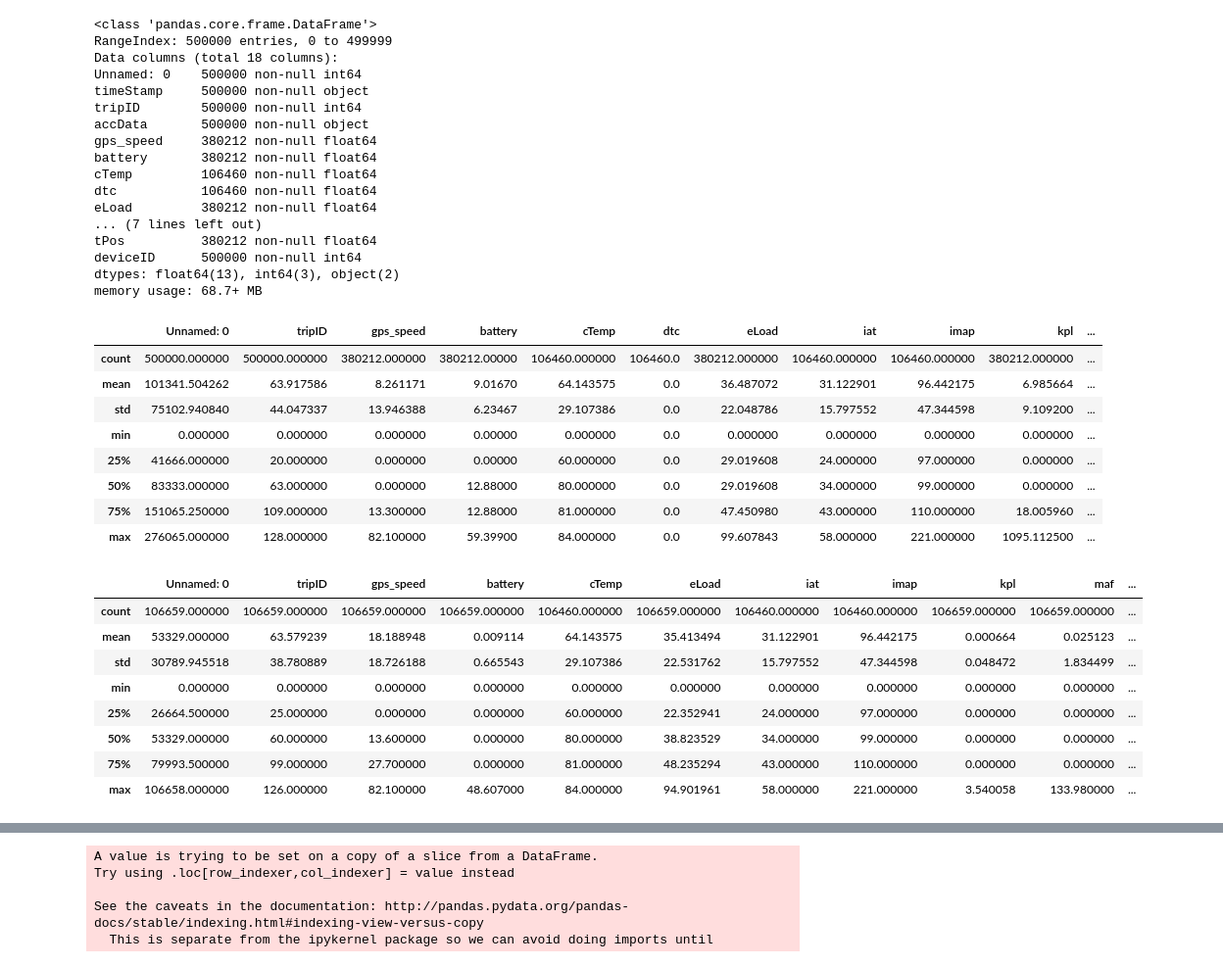
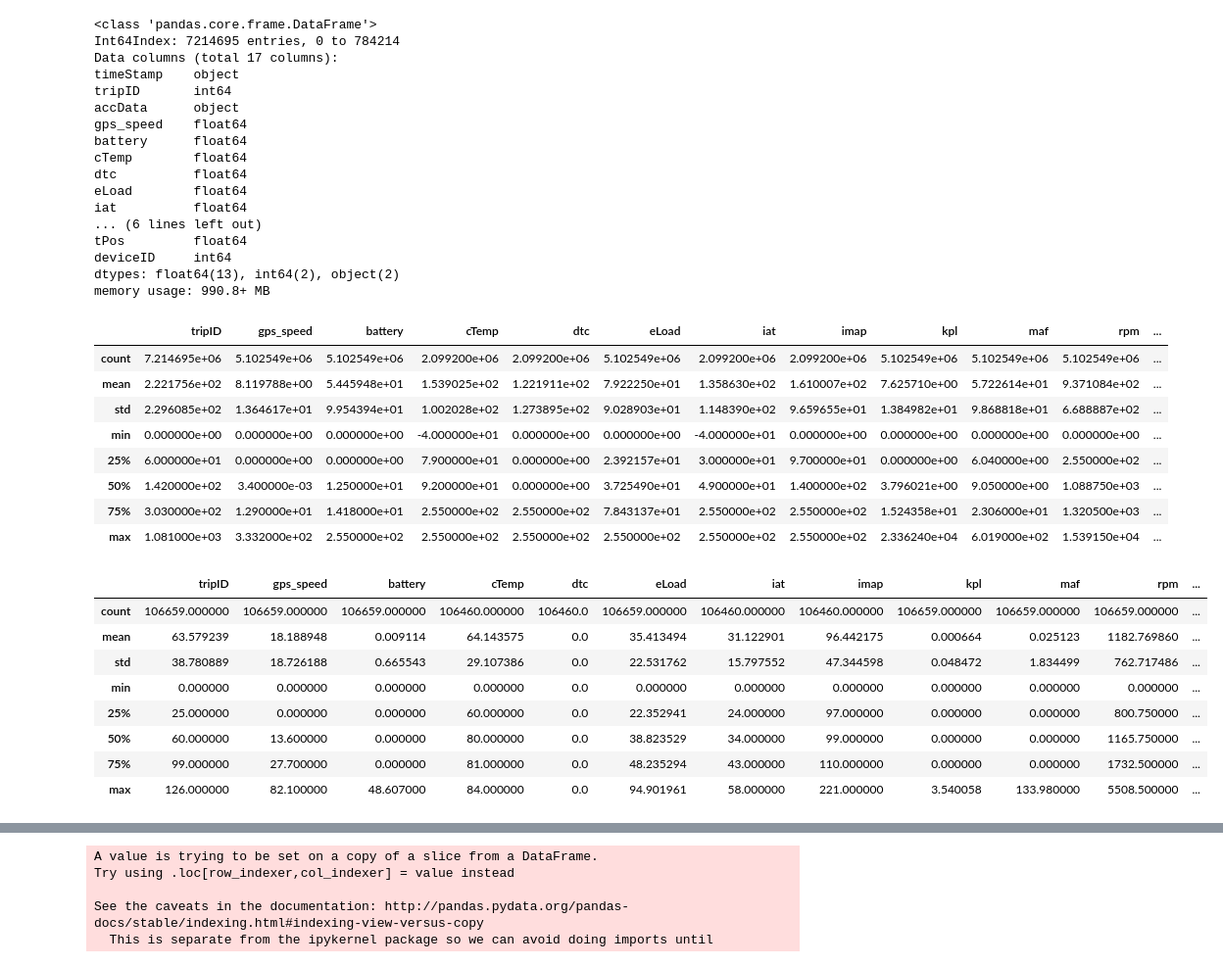
Before and after one commit to noshaq/Vehicle_remote_sensing, a Jupyter notebook: vehicle_telematics.ipynb, the cells around one changed output, grey strips where cells are left out. Shown at 98% size. Saved outputs shown, nothing was run; the diff lists cells and outputs as text; code cells hidden in the pictures.

```diff
--- a/vehicle_telematics.ipynb
+++ b/vehicle_telematics.ipynb
@@ -33,9 +51,10 @@ directory = "/home/andres/Dropbox/LAP_project/Routines/lap_technologies/test_set
 
 os.chdir(directory)
 
-#Load  until the car 4 only
+#Load  until the car 4 only data = pd.read_csv('allcars.csv', nrows = 240000, index_col=0)
 
-trucks = pd.read_csv('allcars.csv',nrows = 500000)
+
+trucks = pd.read_csv('allcars.csv', index_col=0)
 # %%
 # Observations and columns
 trucks.shape
@@ -53,55 +72,55 @@ Index(['Unnamed: 0', 'timeStamp', 'tripID', 'accData', 'gps_speed', 'battery',
 trucks.info()
 # %% [output]
 <class 'pandas.core.frame.DataFrame'>
-RangeIndex: 500000 entries, 0 to 499999
-Data columns (total 18 columns):
-Unnamed: 0    500000 non-null int64
-timeStamp     500000 non-null object
-tripID        500000 non-null int64
-accData       500000 non-null object
-gps_speed     380212 non-null float64
-battery       380212 non-null float64
-cTemp         106460 non-null float64
-dtc           106460 non-null float64
-eLoad         380212 non-null float64
-... (7 lines left out)
-tPos          380212 non-null float64
-deviceID      500000 non-null int64
-dtypes: float64(13), int64(3), object(2)
-memory usage: 68.7+ MB
+Int64Index: 7214695 entries, 0 to 784214
+Data columns (total 17 columns):
+timeStamp    object
+tripID       int64
+accData      object
+gps_speed    float64
+battery      float64
+cTemp        float64
+dtc          float64
+eLoad        float64
+iat          float64
+... (6 lines left out)
+tPos         float64
+deviceID     int64
+dtypes: float64(13), int64(2), object(2)
+memory usage: 990.8+ MB
 # %%
 #A glimpse of the dataset
 trucks.describe()
 # %% [output]
-|  | Unnamed: 0 | tripID | gps_speed | battery | cTemp | dtc | eLoad | iat | imap | kpl | ... |
-| count | 500000.000000 | 500000.000000 | 380212.000000 | 380212.00000 | 106460.000000 | 106460.0 | 380212.000000 | 106460.000000 | 106460.000000 | 380212.000000 | ... |
-| mean | 101341.504262 | 63.917586 | 8.261171 | 9.01670 | 64.143575 | 0.0 | 36.487072 | 31.122901 | 96.442175 | 6.985664 | ... |
-| std | 75102.940840 | 44.047337 | 13.946388 | 6.23467 | 29.107386 | 0.0 | 22.048786 | 15.797552 | 47.344598 | 9.109200 | ... |
-| min | 0.000000 | 0.000000 | 0.000000 | 0.00000 | 0.000000 | 0.0 | 0.000000 | 0.000000 | 0.000000 | 0.000000 | ... |
-| 25% | 41666.000000 | 20.000000 | 0.000000 | 0.00000 | 60.000000 | 0.0 | 29.019608 | 24.000000 | 97.000000 | 0.000000 | ... |
-| 50% | 83333.000000 | 63.000000 | 0.000000 | 12.88000 | 80.000000 | 0.0 | 29.019608 | 34.000000 | 99.000000 | 0.000000 | ... |
-| 75% | 151065.250000 | 109.000000 | 13.300000 | 12.88000 | 81.000000 | 0.0 | 47.450980 | 43.000000 | 110.000000 | 18.005960 | ... |
-| max | 276065.000000 | 128.000000 | 82.100000 | 59.39900 | 84.000000 | 0.0 | 99.607843 | 58.000000 | 221.000000 | 1095.112500 | ... |
+|  | tripID | gps_speed | battery | cTemp | dtc | eLoad | iat | imap | kpl | maf | rpm | ... |
+| count | 7.214695e+06 | 5.102549e+06 | 5.102549e+06 | 2.099200e+06 | 2.099200e+06 | 5.102549e+06 | 2.099200e+06 | 2.099200e+06 | 5.102549e+06 | 5.102549e+06 | 5.102549e+06 | ... |
+| mean | 2.221756e+02 | 8.119788e+00 | 5.445948e+01 | 1.539025e+02 | 1.221911e+02 | 7.922250e+01 | 1.358630e+02 | 1.610007e+02 | 7.625710e+00 | 5.722614e+01 | 9.371084e+02 | ... |
+| std | 2.296085e+02 | 1.364617e+01 | 9.954394e+01 | 1.002028e+02 | 1.273895e+02 | 9.028903e+01 | 1.148390e+02 | 9.659655e+01 | 1.384982e+01 | 9.868818e+01 | 6.688887e+02 | ... |
+| min | 0.000000e+00 | 0.000000e+00 | 0.000000e+00 | -4.000000e+01 | 0.000000e+00 | 0.000000e+00 | -4.000000e+01 | 0.000000e+00 | 0.000000e+00 | 0.000000e+00 | 0.000000e+00 | ... |
+| 25% | 6.000000e+01 | 0.000000e+00 | 0.000000e+00 | 7.900000e+01 | 0.000000e+00 | 2.392157e+01 | 3.000000e+01 | 9.700000e+01 | 0.000000e+00 | 6.040000e+00 | 2.550000e+02 | ... |
+| 50% | 1.420000e+02 | 3.400000e-03 | 1.250000e+01 | 9.200000e+01 | 0.000000e+00 | 3.725490e+01 | 4.900000e+01 | 1.400000e+02 | 3.796021e+00 | 9.050000e+00 | 1.088750e+03 | ... |
+| 75% | 3.030000e+02 | 1.290000e+01 | 1.418000e+01 | 2.550000e+02 | 2.550000e+02 | 7.843137e+01 | 2.550000e+02 | 2.550000e+02 | 1.524358e+01 | 2.306000e+01 | 1.320500e+03 | ... |
+| max | 1.081000e+03 | 3.332000e+02 | 2.550000e+02 | 2.550000e+02 | 2.550000e+02 | 2.550000e+02 | 2.550000e+02 | 2.550000e+02 | 2.336240e+04 | 6.019000e+02 | 1.539150e+04 | ... |
 # %%
 #Split the dataset for truck 2s
 
-df4 = trucks.loc[trucks['deviceID'] == 2]
+df2 = trucks.loc[trucks['deviceID'] == 2]
 
 #Drop the unknown columns
 
-df4 = df4.drop(['dtc','tAdv','deviceID'], axis = 1)
+#df2 = df2.drop(['dtc','tAdv','deviceID'], axis = 1)
 
-df4.describe()
+df2.describe()
 # %% [output]
-|  | Unnamed: 0 | tripID | gps_speed | battery | cTemp | eLoad | iat | imap | kpl | maf | ... |
-| count | 106659.000000 | 106659.000000 | 106659.000000 | 106659.000000 | 106460.000000 | 106659.000000 | 106460.000000 | 106460.000000 | 106659.000000 | 106659.000000 | ... |
-| mean | 53329.000000 | 63.579239 | 18.188948 | 0.009114 | 64.143575 | 35.413494 | 31.122901 | 96.442175 | 0.000664 | 0.025123 | ... |
-| std | 30789.945518 | 38.780889 | 18.726188 | 0.665543 | 29.107386 | 22.531762 | 15.797552 | 47.344598 | 0.048472 | 1.834499 | ... |
-| min | 0.000000 | 0.000000 | 0.000000 | 0.000000 | 0.000000 | 0.000000 | 0.000000 | 0.000000 | 0.000000 | 0.000000 | ... |
-| 25% | 26664.500000 | 25.000000 | 0.000000 | 0.000000 | 60.000000 | 22.352941 | 24.000000 | 97.000000 | 0.000000 | 0.000000 | ... |
-| 50% | 53329.000000 | 60.000000 | 13.600000 | 0.000000 | 80.000000 | 38.823529 | 34.000000 | 99.000000 | 0.000000 | 0.000000 | ... |
-| 75% | 79993.500000 | 99.000000 | 27.700000 | 0.000000 | 81.000000 | 48.235294 | 43.000000 | 110.000000 | 0.000000 | 0.000000 | ... |
-| max | 106658.000000 | 126.000000 | 82.100000 | 48.607000 | 84.000000 | 94.901961 | 58.000000 | 221.000000 | 3.540058 | 133.980000 | ... |
+|  | tripID | gps_speed | battery | cTemp | dtc | eLoad | iat | imap | kpl | maf | rpm | ... |
+| count | 106659.000000 | 106659.000000 | 106659.000000 | 106460.000000 | 106460.0 | 106659.000000 | 106460.000000 | 106460.000000 | 106659.000000 | 106659.000000 | 106659.000000 | ... |
+| mean | 63.579239 | 18.188948 | 0.009114 | 64.143575 | 0.0 | 35.413494 | 31.122901 | 96.442175 | 0.000664 | 0.025123 | 1182.769860 | ... |
+| std | 38.780889 | 18.726188 | 0.665543 | 29.107386 | 0.0 | 22.531762 | 15.797552 | 47.344598 | 0.048472 | 1.834499 | 762.717486 | ... |
+| min | 0.000000 | 0.000000 | 0.000000 | 0.000000 | 0.0 | 0.000000 | 0.000000 | 0.000000 | 0.000000 | 0.000000 | 0.000000 | ... |
+| 25% | 25.000000 | 0.000000 | 0.000000 | 60.000000 | 0.0 | 22.352941 | 24.000000 | 97.000000 | 0.000000 | 0.000000 | 800.750000 | ... |
+| 50% | 60.000000 | 13.600000 | 0.000000 | 80.000000 | 0.0 | 38.823529 | 34.000000 | 99.000000 | 0.000000 | 0.000000 | 1165.750000 | ... |
+| 75% | 99.000000 | 27.700000 | 0.000000 | 81.000000 | 0.0 | 48.235294 | 43.000000 | 110.000000 | 0.000000 | 0.000000 | 1732.500000 | ... |
+| max | 126.000000 | 82.100000 | 48.607000 | 84.000000 | 0.0 | 94.901961 | 58.000000 | 221.000000 | 3.540058 | 133.980000 | 5508.500000 | ... |
 # %%
 # Get data for individual Trips
 # Selected_trip : Id of a particular trip
```
Also changed, not shown: parts of 19 cells of this notebook, 1 other file.
